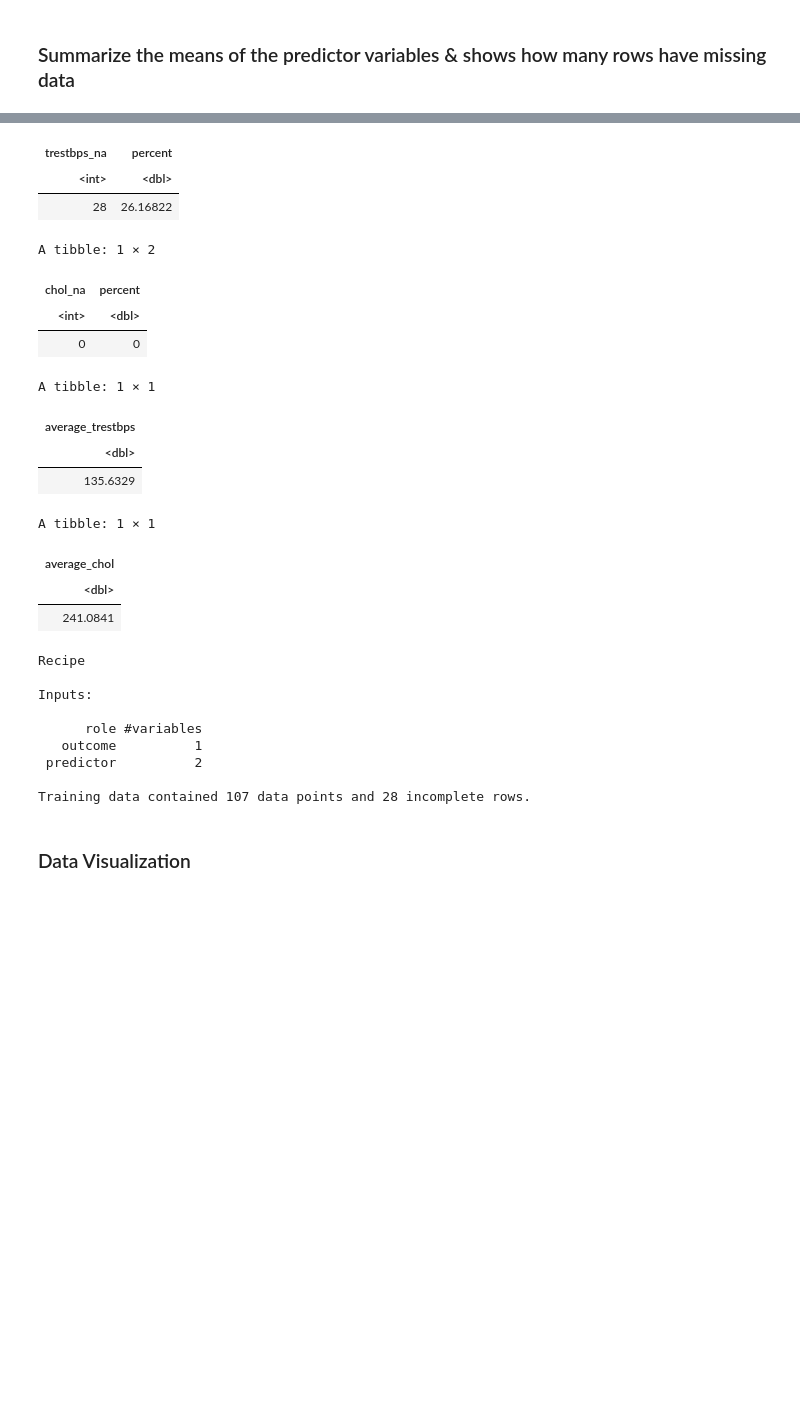
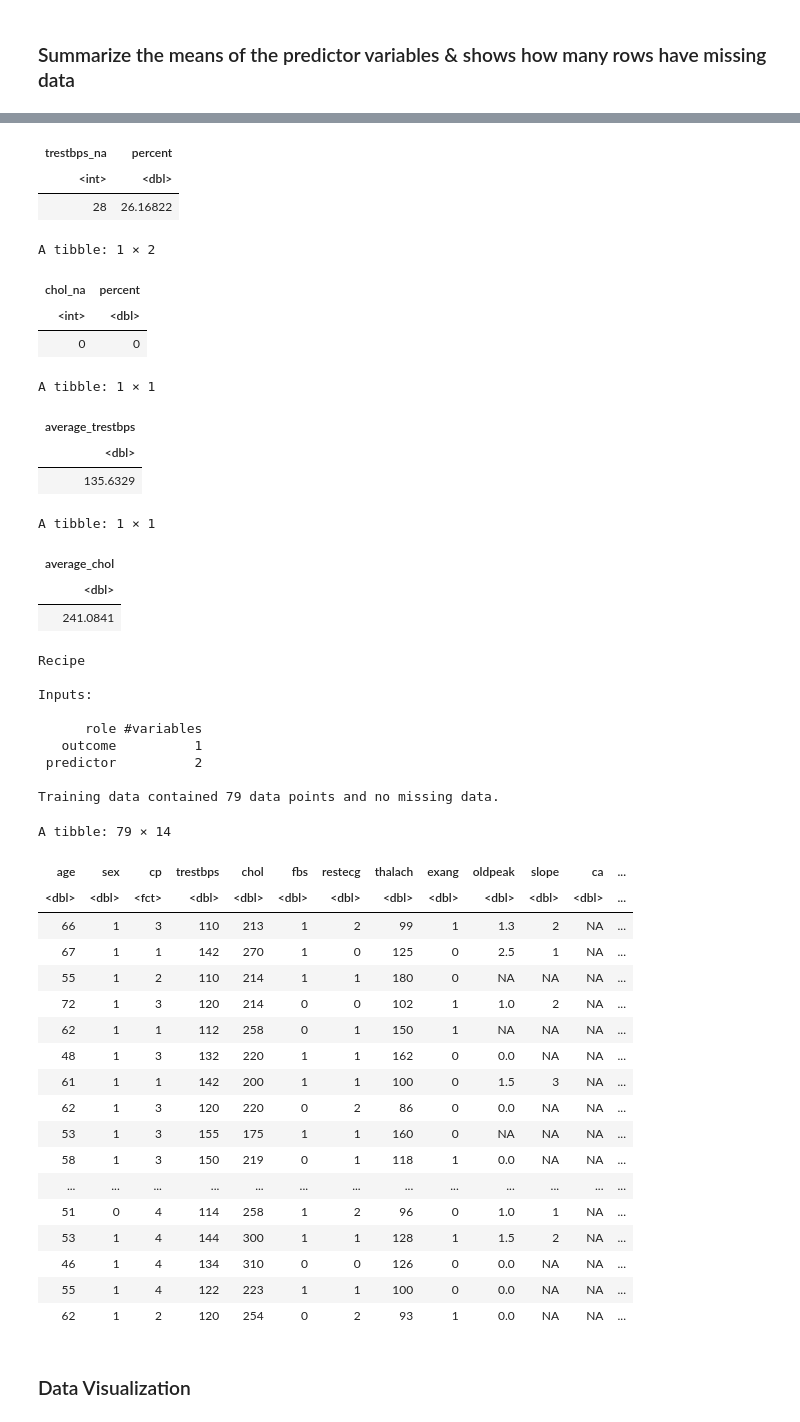
Before and after one commit to drkchu/chest-pain-classification, a Jupyter notebook: heart_disease.ipynb, the cells around one changed output, grey strips where cells are left out. Cells and saved outputs as stored; diff of their text form; code cells hidden in the pictures; blank space fills up the shorter version.

Commit message:
dropped the NA's in training set

```diff
--- a/heart_disease.ipynb
+++ b/heart_disease.ipynb
@@ -109,7 +109,8 @@ heart_trestbps <- heart_disease_train |> # finding the number of na's in trestbp
                       summarize(trestbps_na = n()) |>
                       mutate(percent = 100 * trestbps_na / nrow(heart_disease_train))
 
-heart_chol <- heart_disease_train |>
+
+heart_chol <- heart_disease_train |> # finding the number of na's in chol, is zero since we already filtered out the zeros from the start
                       filter(is.na(chol)) |>
                       summarize(chol_na = n()) |>
                       mutate(percent = 100 * chol_na / nrow(heart_disease_train))
@@ -131,6 +132,8 @@ heart_trestbps_mean <- heart_disease_train |>
 heart_chol_mean <- heart_disease_train |>
                       summarize(average_chol = mean(chol, na.rm = TRUE))
 
+heart_disease_train <- heart_disease_train |>
+                    drop_na(trestbps) # dropping rows that have trestbps = NA
 
 chol_trestbps_recipe <- recipe(cp ~ trestbps + chol, data = heart_disease_train, skip = FALSE)|>
                         prep()
@@ -138,34 +141,54 @@ chol_trestbps_recipe <- recipe(cp ~ trestbps + chol, data = heart_disease_train,
 heart_trestbps
 heart_chol
 heart_trestbps_mean
 heart_chol_mean
 chol_trestbps_recipe
+heart_disease_train
 # %% [output]
 A tibble: 1 × 2
 | trestbps_na | percent |
 | <int> | <dbl> |
 | 28 | 26.16822 |
 A tibble: 1 × 2
 | chol_na | percent |
 | <int> | <dbl> |
 | 0 | 0 |
 A tibble: 1 × 1
 | average_trestbps |
 | <dbl> |
 | 135.6329 |
 A tibble: 1 × 1
 | average_chol |
 | <dbl> |
 | 241.0841 |
 Recipe
 
 Inputs:
 
       role #variables
    outcome          1
  predictor          2
 
-Training data contained 107 data points and 28 incomplete rows.
+Training data contained 79 data points and no missing data.
+A tibble: 79 × 14
+| age | sex | cp | trestbps | chol | fbs | restecg | thalach | exang | oldpeak | slope | ca | ... |
+| <dbl> | <dbl> | <fct> | <dbl> | <dbl> | <dbl> | <dbl> | <dbl> | <dbl> | <dbl> | <dbl> | <dbl> | ... |
+| 66 | 1 | 3 | 110 | 213 | 1 | 2 | 99 | 1 | 1.3 | 2 | NA | ... |
+| 67 | 1 | 1 | 142 | 270 | 1 | 0 | 125 | 0 | 2.5 | 1 | NA | ... |
+| 55 | 1 | 2 | 110 | 214 | 1 | 1 | 180 | 0 | NA | NA | NA | ... |
+| 72 | 1 | 3 | 120 | 214 | 0 | 0 | 102 | 1 | 1.0 | 2 | NA | ... |
+| 62 | 1 | 1 | 112 | 258 | 0 | 1 | 150 | 1 | NA | NA | NA | ... |
+| 48 | 1 | 3 | 132 | 220 | 1 | 1 | 162 | 0 | 0.0 | NA | NA | ... |
+| 61 | 1 | 1 | 142 | 200 | 1 | 1 | 100 | 0 | 1.5 | 3 | NA | ... |
+| 62 | 1 | 3 | 120 | 220 | 0 | 2 | 86 | 0 | 0.0 | NA | NA | ... |
+| 53 | 1 | 3 | 155 | 175 | 1 | 1 | 160 | 0 | NA | NA | NA | ... |
+| 58 | 1 | 3 | 150 | 219 | 0 | 1 | 118 | 1 | 0.0 | NA | NA | ... |
+| ... | ... | ... | ... | ... | ... | ... | ... | ... | ... | ... | ... | ... |
+| 51 | 0 | 4 | 114 | 258 | 1 | 2 | 96 | 0 | 1.0 | 1 | NA | ... |
+| 53 | 1 | 4 | 144 | 300 | 1 | 1 | 128 | 1 | 1.5 | 2 | NA | ... |
+| 46 | 1 | 4 | 134 | 310 | 0 | 0 | 126 | 0 | 0.0 | NA | NA | ... |
+| 55 | 1 | 4 | 122 | 223 | 1 | 1 | 100 | 0 | 0.0 | NA | NA | ... |
+| 62 | 1 | 2 | 120 | 254 | 0 | 2 | 93 | 1 | 0.0 | NA | NA | ... |
 # %% [markdown]
 ###  Data Visualization
 # %%
```
